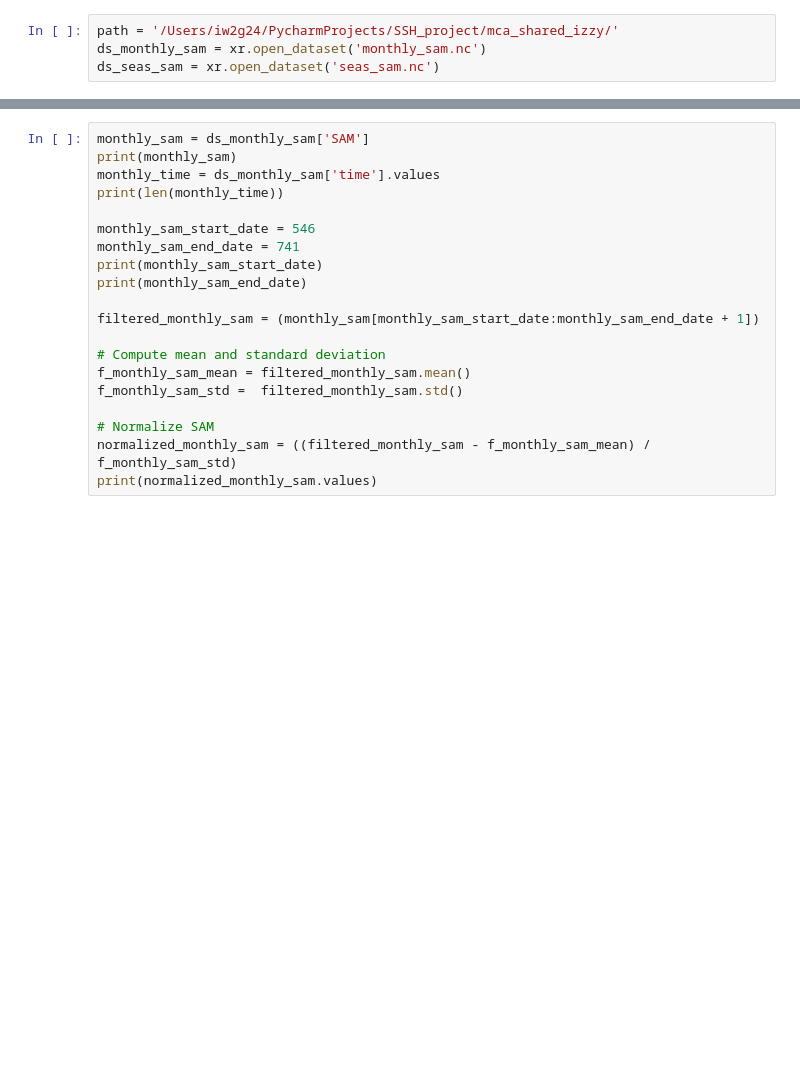
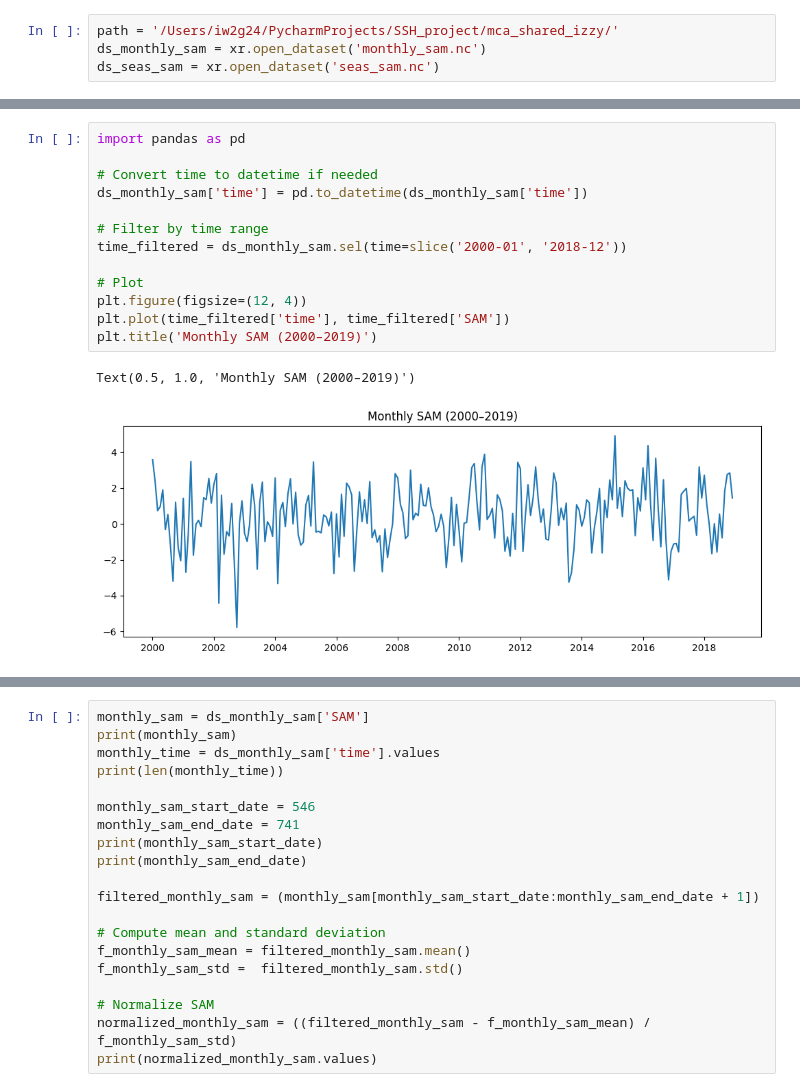
Before and after one commit to isabelle-white/SSH_wind_SI, a Jupyter notebook: mca_shared_izzy/climatology_nsidc.ipynb, the cells around one changed output, grey strips where cells are left out. Saved outputs shown, nothing was run; the diff lists cells and outputs as text; blank space fills up the shorter version.

```diff
--- a/mca_shared_izzy/climatology_nsidc.ipynb
+++ b/mca_shared_izzy/climatology_nsidc.ipynb
@@ -102,0 +103,16 @@ plt.title('Monthly SAM')
+# %%
+import pandas as pd
+
+# Convert time to datetime if needed
+ds_monthly_sam['time'] = pd.to_datetime(ds_monthly_sam['time'])
+
+# Filter by time range
+time_filtered = ds_monthly_sam.sel(time=slice('2000-01', '2018-12'))
+
+# Plot
+plt.figure(figsize=(12, 4))
+plt.plot(time_filtered['time'], time_filtered['SAM'])
+plt.title('Monthly SAM (2000–2019)')
+# %% [output]
+Text(0.5, 1.0, 'Monthly SAM (2000–2019)')
+[figure, added]
```
Also changed, not shown: parts of 8 cells of this notebook, 19 other files.
